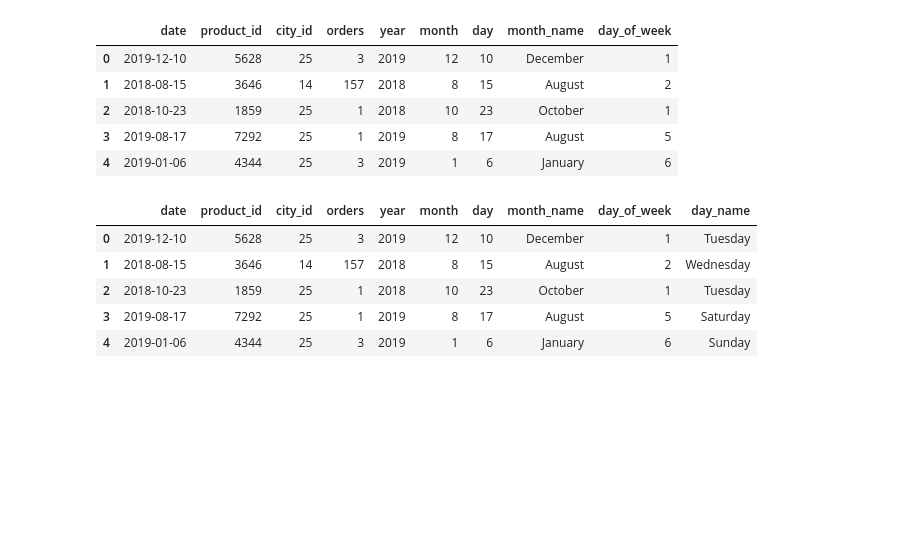
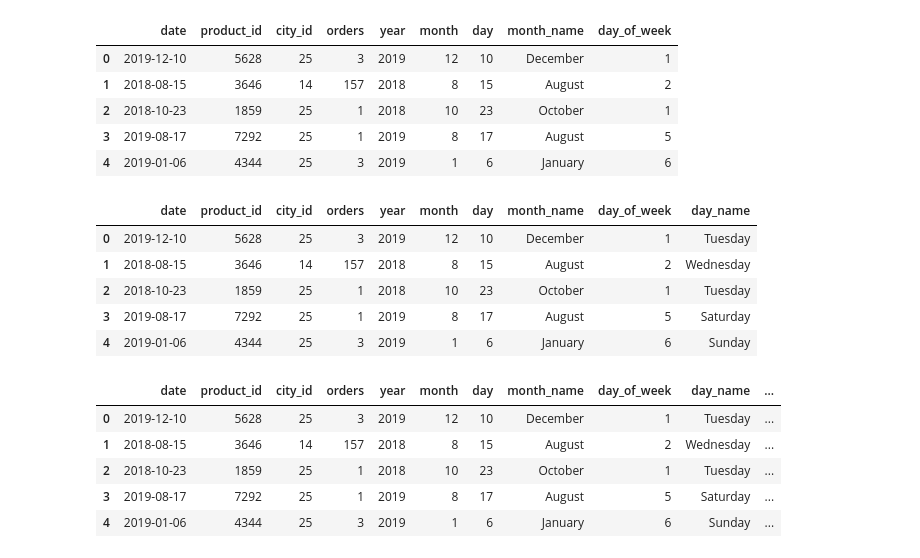
Before and after one commit to Shrikantlala24/Machine-learning, a Jupyter notebook: Feature engineering NB's/9-datetime-handling.ipynb, the cells around one changed output. Cells and saved outputs as stored; diff of their text form; code cells hidden in the pictures; blank space fills up the shorter version.

Commit message:
Kaggle Notebook | 9_DateTime_handling | Version 5

```diff
--- a/Feature engineering NB's/9-datetime-handling.ipynb
+++ b/Feature engineering NB's/9-datetime-handling.ipynb
@@ -132,3 +132,13 @@ orders.head()
 | 2 | 2018-10-23 | 1859 | 25 | 1 | 2018 | 10 | 23 | October | 1 | Tuesday |
 | 3 | 2019-08-17 | 7292 | 25 | 1 | 2019 | 8 | 17 | August | 5 | Saturday |
 | 4 | 2019-01-06 | 4344 | 25 | 3 | 2019 | 1 | 6 | January | 6 | Sunday |
+# %%
+orders['week_of_year'] = orders['date'].dt.isocalendar().week
+orders.head()
+# %% [output]
+|  | date | product_id | city_id | orders | year | month | day | month_name | day_of_week | day_name | ... |
+| 0 | 2019-12-10 | 5628 | 25 | 3 | 2019 | 12 | 10 | December | 1 | Tuesday | ... |
+| 1 | 2018-08-15 | 3646 | 14 | 157 | 2018 | 8 | 15 | August | 2 | Wednesday | ... |
+| 2 | 2018-10-23 | 1859 | 25 | 1 | 2018 | 10 | 23 | October | 1 | Tuesday | ... |
+| 3 | 2019-08-17 | 7292 | 25 | 1 | 2019 | 8 | 17 | August | 5 | Saturday | ... |
+| 4 | 2019-01-06 | 4344 | 25 | 3 | 2019 | 1 | 6 | January | 6 | Sunday | ... |
```
Also changed, not shown: parts of 1 cell of this notebook.
